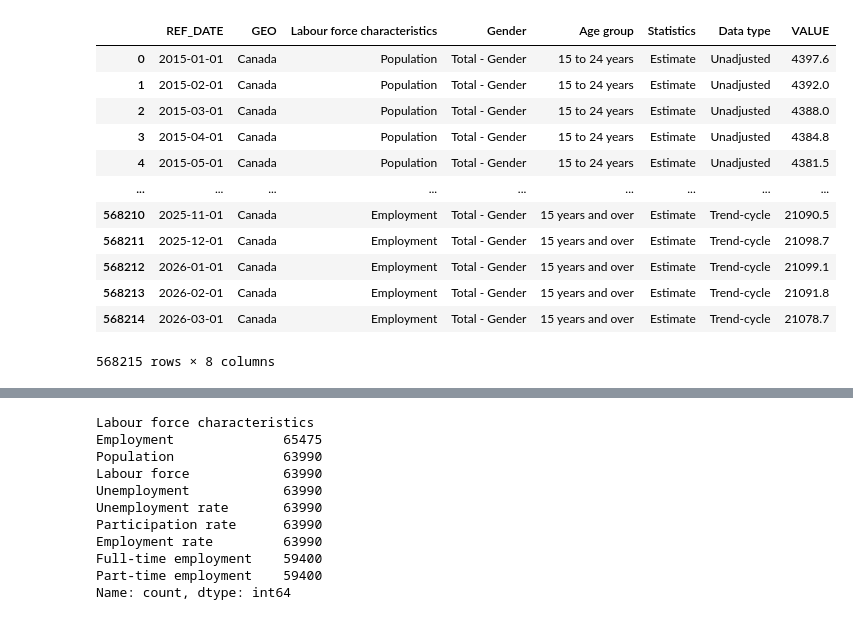
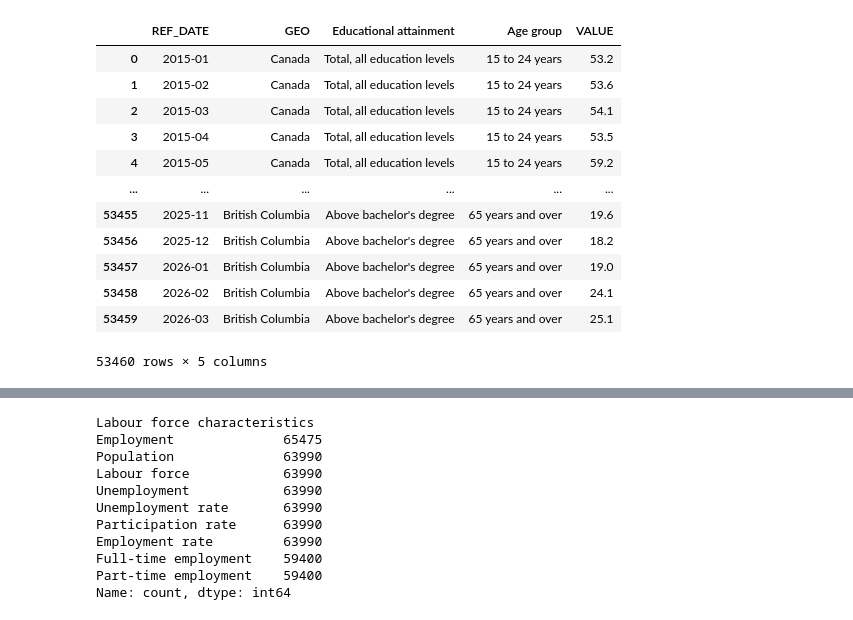
Before and after one commit to Oldmage112/BIA-Team-Bravo, a Jupyter notebook: scripts/EDA_Employment by age group copy.ipynb, the cells around one changed output, grey strips where cells are left out. Cells and saved outputs as stored; diff of their text form; code cells hidden in the pictures.

```diff
--- a/scripts/EDA_Employment by age group copy.ipynb
+++ b/scripts/EDA_Employment by age group copy.ipynb
@@ -2,21 +2,21 @@
 import pandas as pd
 import plotly.express as px
 # %%
-url = '../data/clean/Labour force characteristics by age group,gender StatCanada.csv'
-df = pd.read_csv(url)
+url = '../data/clean/Cleaned Labour force by educational attainment.csv'
+df = pd.read_csv(url, index_col=0)
 df
 # %% [output]
-|  | REF_DATE | GEO | Labour force characteristics | Gender | Age group | Statistics | Data type | VALUE |
-| 0 | 2015-01-01 | Canada | Population | Total - Gender | 15 to 24 years | Estimate | Unadjusted | 4397.6 |
-| 1 | 2015-02-01 | Canada | Population | Total - Gender | 15 to 24 years | Estimate | Unadjusted | 4392.0 |
-| 2 | 2015-03-01 | Canada | Population | Total - Gender | 15 to 24 years | Estimate | Unadjusted | 4388.0 |
-| 3 | 2015-04-01 | Canada | Population | Total - Gender | 15 to 24 years | Estimate | Unadjusted | 4384.8 |
-| 4 | 2015-05-01 | Canada | Population | Total - Gender | 15 to 24 years | Estimate | Unadjusted | 4381.5 |
-| ... | ... | ... | ... | ... | ... | ... | ... | ... |
-| 568210 | 2025-11-01 | Canada | Employment | Total - Gender | 15 years and over | Estimate | Trend-cycle | 21090.5 |
-| 568211 | 2025-12-01 | Canada | Employment | Total - Gender | 15 years and over | Estimate | Trend-cycle | 21098.7 |
-| 568212 | 2026-01-01 | Canada | Employment | Total - Gender | 15 years and over | Estimate | Trend-cycle | 21099.1 |
-| 568213 | 2026-02-01 | Canada | Employment | Total - Gender | 15 years and over | Estimate | Trend-cycle | 21091.8 |
-| 568214 | 2026-03-01 | Canada | Employment | Total - Gender | 15 years and over | Estimate | Trend-cycle | 21078.7 |
+|  | REF_DATE | GEO | Educational attainment | Age group | VALUE |
+| 0 | 2015-01 | Canada | Total, all education levels | 15 to 24 years | 53.2 |
+| 1 | 2015-02 | Canada | Total, all education levels | 15 to 24 years | 53.6 |
+| 2 | 2015-03 | Canada | Total, all education levels | 15 to 24 years | 54.1 |
+| 3 | 2015-04 | Canada | Total, all education levels | 15 to 24 years | 53.5 |
+| 4 | 2015-05 | Canada | Total, all education levels | 15 to 24 years | 59.2 |
+| ... | ... | ... | ... | ... | ... |
+| 53455 | 2025-11 | British Columbia | Above bachelor's degree | 65 years and over | 19.6 |
+| 53456 | 2025-12 | British Columbia | Above bachelor's degree | 65 years and over | 18.2 |
+| 53457 | 2026-01 | British Columbia | Above bachelor's degree | 65 years and over | 19.0 |
+| 53458 | 2026-02 | British Columbia | Above bachelor's degree | 65 years and over | 24.1 |
+| 53459 | 2026-03 | British Columbia | Above bachelor's degree | 65 years and over | 25.1 |
-568215 rows × 8 columns
+53460 rows × 5 columns
 # %%
```
Also changed, not shown: parts of 2 cells of this notebook, 1 other file.
